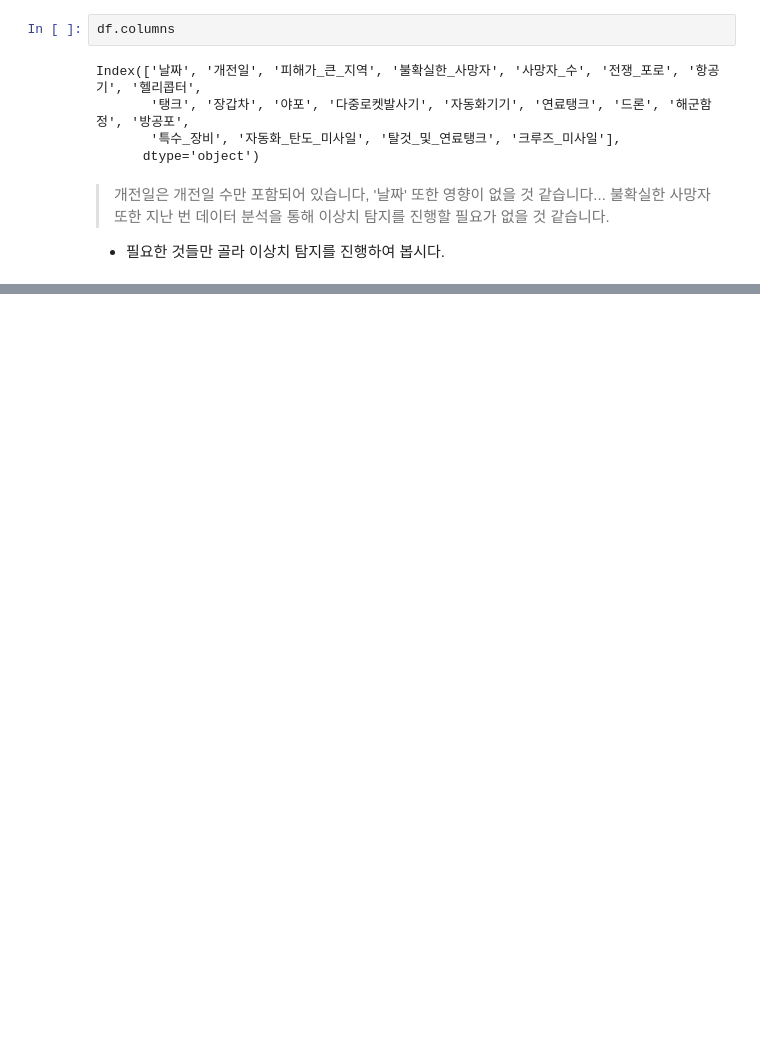
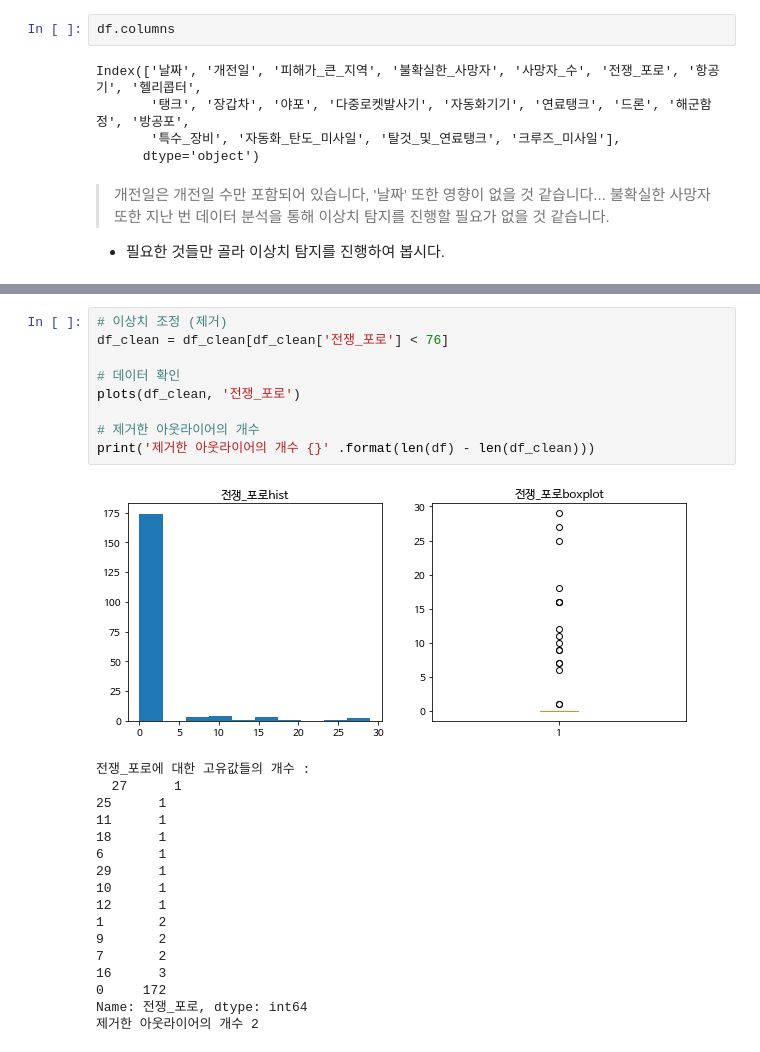
Before and after one commit to 00150/AI_07_JYP_Project_section_02, a Jupyter notebook: 🌏_우크라이나_vs_러시아_전쟁_분석_(feat_디테일하게_).ipynb, the cells around one changed output, grey strips where cells are left out. Cells and saved outputs as stored; diff of their text form; blank space fills up the shorter version.

```diff
--- a/🌏_우크라이나_vs_러시아_전쟁_분석_(feat_디테일하게_).ipynb
+++ b/🌏_우크라이나_vs_러시아_전쟁_분석_(feat_디테일하게_).ipynb
@@ -410,0 +469,27 @@ plots(df,'개전일')
+# %%
+# 이상치 조정 (제거)
+df_clean = df_clean[df_clean['전쟁_포로'] < 76]
+
+# 데이터 확인
+plots(df_clean, '전쟁_포로')
+
+# 제거한 아웃라이어의 개수
+print('제거한 아웃라이어의 개수 {}' .format(len(df) - len(df_clean)))
+# %% [output]
+[figure, added]
+전쟁_포로에 대한 고유값들의 개수 :
+  27      1
+25      1
+11      1
+18      1
+6       1
+29      1
+10      1
+12      1
+1       2
+9       2
+7       2
+16      3
+0     172
+Name: 전쟁_포로, dtype: int64
+제거한 아웃라이어의 개수 2
```
Also changed, not shown: parts of 53 cells of this notebook.
